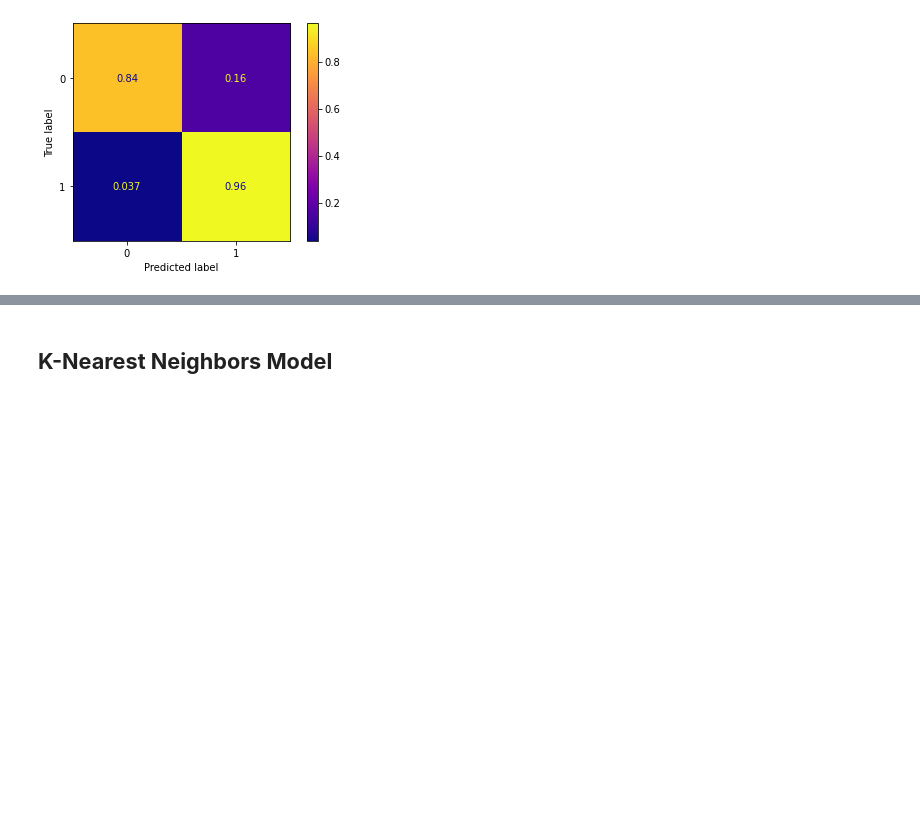
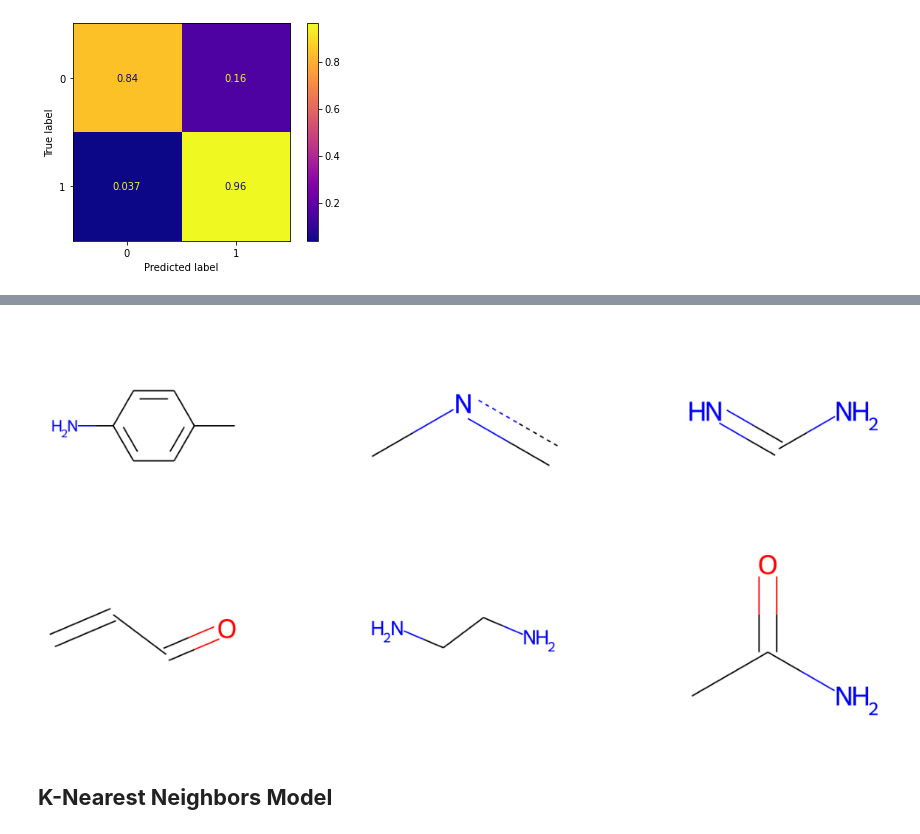
Before and after one commit to brooke57/TKR_FLT3_Drug_Discovery, a Jupyter notebook: Drug_Discovery_Modeling.ipynb, the cells around one changed output, grey strips where cells are left out. Saved outputs shown, nothing was run; the diff lists cells and outputs as text; code cells hidden in the pictures; blank space fills up the shorter version.

```diff
--- a/Drug_Discovery_Modeling.ipynb
+++ b/Drug_Discovery_Modeling.ipynb
@@ -368,6 +377,0 @@ feat.head()
-# %%
-FP803 = 'OC1CC(O)CCC1'
-mol = Chem.MolFromSmiles(FP803)
-AllChem.Compute2DCoords(mol)
-Draw.MolToImage(mol)
-#AllChem.GenerateDepictionMatching2DStructure(mol)
@@ -375,0 +421,5 @@ Draw.MolToImage(mol)
+# %%
+pfi_grd_search = []
+for x in range(len(pfi_df['Feature Importance'][:10])):
+  pfi_grd_search.append(pfi_df.index[x])
+pfi_grd_search
@@ -376,3 +437,35 @@ Draw.MolToImage(mol)
+# %%
+
+FP716 = 'Cc1ccc(N)cc1'
+FP23 = '1 F'
+FP491 = 'C-N:C-[#1]'
+FP450 = 'C(-N)(=N)'
+FP261 = '4 aromatic rings'
+FP672 = 'O=C-C=C-[#1]'
+FP569 = 'N-C-C-N'
+FP192 = '3 any ring size 6'
+FP186 = '2 saturated or aromatic carbon-only ring size 6'
+FP439 = 'C(-C)(-N)(=O)'
+fpi_fp_randSearch = [FP716, FP491, FP450, FP672, FP569, FP439]
+# %%
+fig, axes = plt.subplots(2, 3, figsize=(20,8), sharex=True, sharey=True)
+axrs = axes.reshape(-1)
+
+for a in axrs:
+  a.set_axis_off()
+
+for i, x in enumerate(fpi_fp_randSearch):
+  mol = Chem.MolFromSmiles(x)
+  AllChem.Compute2DCoords(mol)
+  structure = Draw.MolToImage(mol)
+  axrs[i].set_axis_on()
+  axrs[i].imshow(structure)
+  axrs[i].axis('off')
+
+plt.tight_layout()
+plt.show()
+# %% [output]
+[figure, added]
 # %% [markdown]
 ## **K-Nearest Neighbors Model**
 # %%
```
Also changed, not shown: parts of 40 cells of this notebook.
